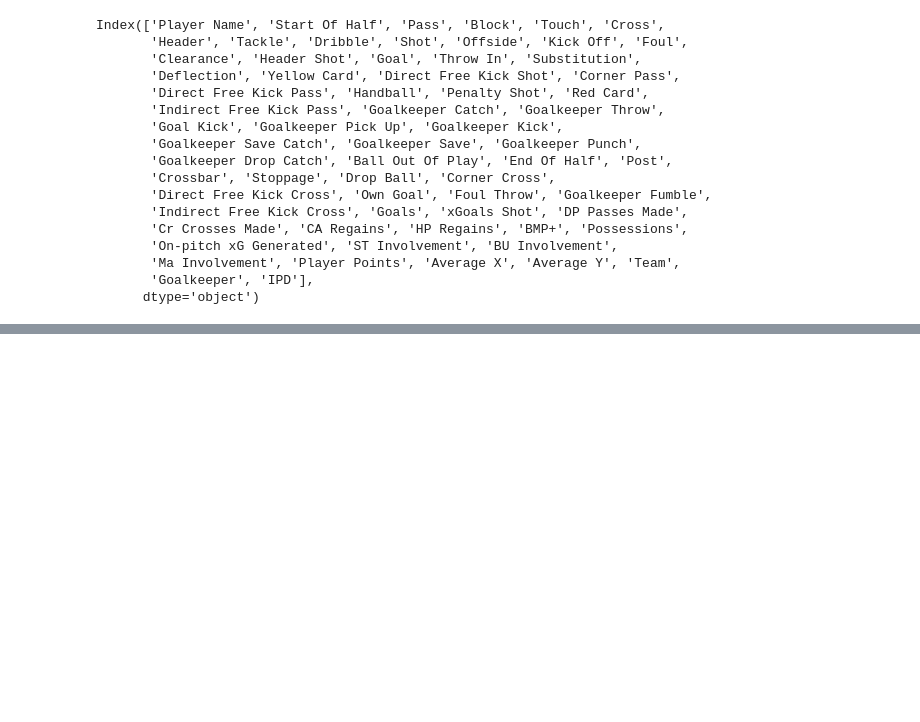
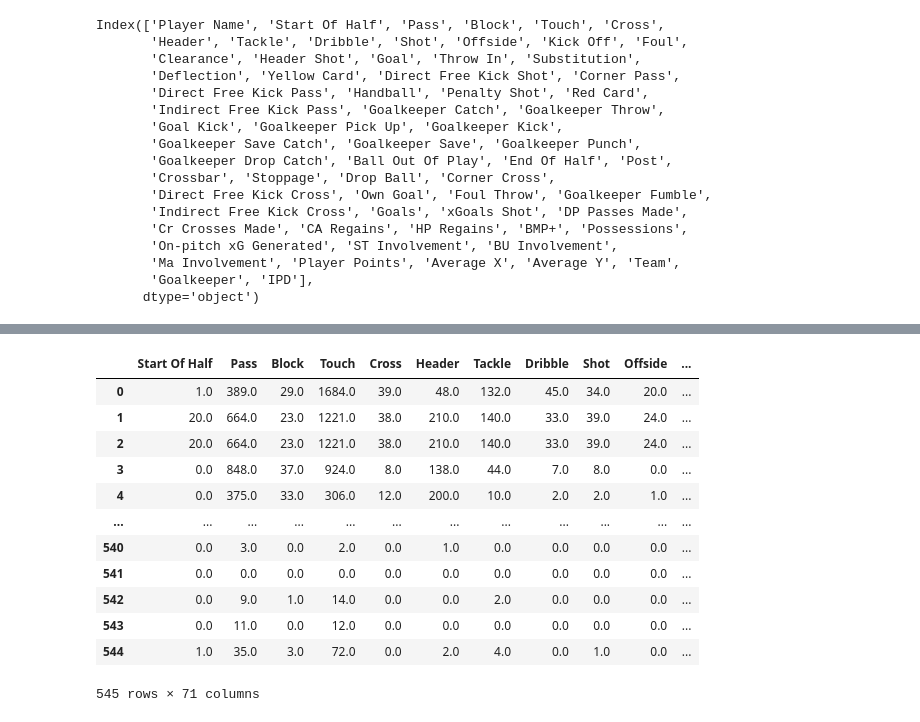
Before and after one commit to adandotmosta/PremierLeague, a Jupyter notebook: manipulatePLayers.ipynb, the cells around one changed output, grey strips where cells are left out. Saved outputs shown, nothing was run; the diff lists cells and outputs as text; code cells hidden in the pictures; blank space fills up the shorter version.

```diff
--- a/manipulatePLayers.ipynb
+++ b/manipulatePLayers.ipynb
@@ -500,0 +540,19 @@ Index(['Player Name', 'Start Of Half', 'Pass', 'Block', 'Touch', 'Cross',
+# %%
+players_df["Received Goals"] = 0
+players_df["Games Played"] = 0
+# %%
+players_df
+# %% [output]
+|  | Start Of Half | Pass | Block | Touch | Cross | Header | Tackle | Dribble | Shot | Offside | ... |
+| 0 | 1.0 | 389.0 | 29.0 | 1684.0 | 39.0 | 48.0 | 132.0 | 45.0 | 34.0 | 20.0 | ... |
+| 1 | 20.0 | 664.0 | 23.0 | 1221.0 | 38.0 | 210.0 | 140.0 | 33.0 | 39.0 | 24.0 | ... |
+| 2 | 20.0 | 664.0 | 23.0 | 1221.0 | 38.0 | 210.0 | 140.0 | 33.0 | 39.0 | 24.0 | ... |
+| 3 | 0.0 | 848.0 | 37.0 | 924.0 | 8.0 | 138.0 | 44.0 | 7.0 | 8.0 | 0.0 | ... |
+| 4 | 0.0 | 375.0 | 33.0 | 306.0 | 12.0 | 200.0 | 10.0 | 2.0 | 2.0 | 1.0 | ... |
+| ... | ... | ... | ... | ... | ... | ... | ... | ... | ... | ... | ... |
+| 540 | 0.0 | 3.0 | 0.0 | 2.0 | 0.0 | 1.0 | 0.0 | 0.0 | 0.0 | 0.0 | ... |
+| 541 | 0.0 | 0.0 | 0.0 | 0.0 | 0.0 | 0.0 | 0.0 | 0.0 | 0.0 | 0.0 | ... |
+| 542 | 0.0 | 9.0 | 1.0 | 14.0 | 0.0 | 0.0 | 2.0 | 0.0 | 0.0 | 0.0 | ... |
+| 543 | 0.0 | 11.0 | 0.0 | 12.0 | 0.0 | 0.0 | 0.0 | 0.0 | 0.0 | 0.0 | ... |
+| 544 | 1.0 | 35.0 | 3.0 | 72.0 | 0.0 | 2.0 | 4.0 | 0.0 | 1.0 | 0.0 | ... |
+545 rows × 71 columns
```
Also changed, not shown: parts of 15 cells of this notebook, 18 other files.
